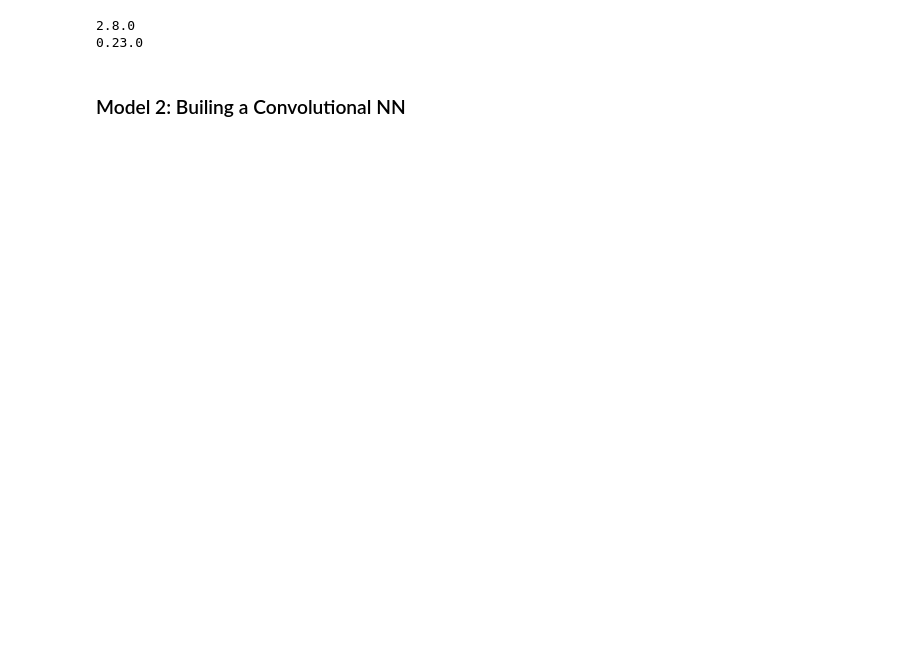
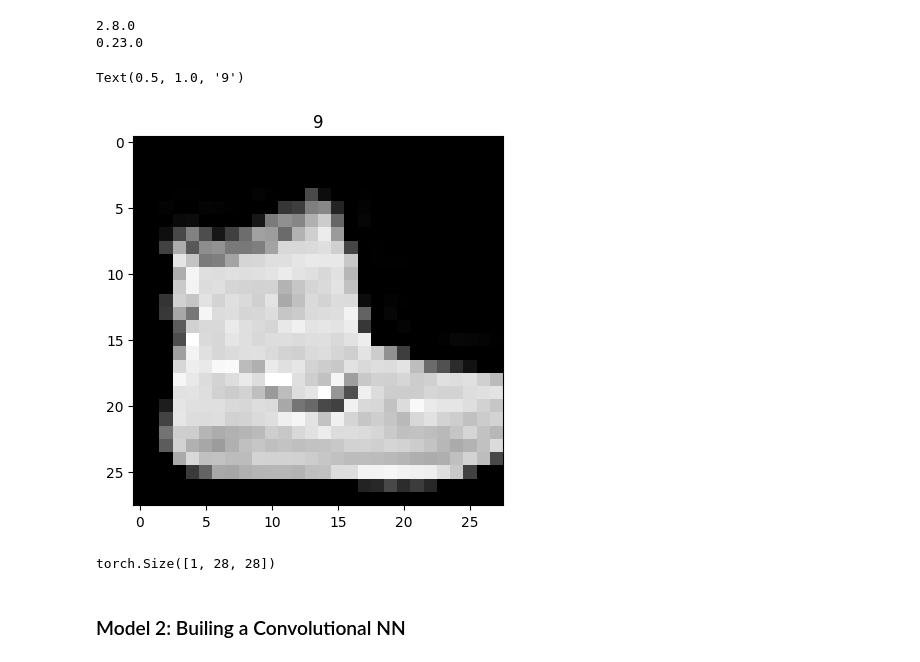
Before and after one commit to Alksalt/skill-builder-process, a Jupyter notebook: ml_basics/notebooks/DL/03_pytorch_cnn_part2.ipynb, the cells around one changed output. Cells and saved outputs as stored; diff of their text form; code cells hidden in the pictures; blank space fills up the shorter version.

```diff
--- a/ml_basics/notebooks/DL/03_pytorch_cnn_part2.ipynb
+++ b/ml_basics/notebooks/DL/03_pytorch_cnn_part2.ipynb
@@ -20,3 +22,26 @@ print(torchvision.__version__)
 # %% [output]
 2.8.0
 0.23.0
+# %%
+train_transform = transforms.Compose([
+    transforms.RandomCrop(28, padding=2),
+    transforms.RandomHorizontalFlip(p=0.5),
+    transforms.ToTensor()
+])
+
+#Setup training data
+train_data = datasets.FashionMNIST(
+    root='data',
+    train=True,
+    download=True,
+    transform=train_transform,
+    target_transform=None
+)
+
+test_data = datasets.FashionMNIST(
+    root='data',
+    train=False,
+    download=True,
+    transform=ToTensor(),
+    target_transform=None
+)
@@ -23 +63,12 @@ print(torchvision.__version__)
+# %%
+image, label = train_data[0]
+plt.imshow(image.squeeze(), cmap='gray')
+plt.title(label)
+# %% [output]
+Text(0.5, 1.0, '9')
+[figure, added]
+# %%
+image.shape
+# %% [output]
+torch.Size([1, 28, 28])
 # %%
```
Also changed, not shown: parts of 14 cells of this notebook, 3 other files.
